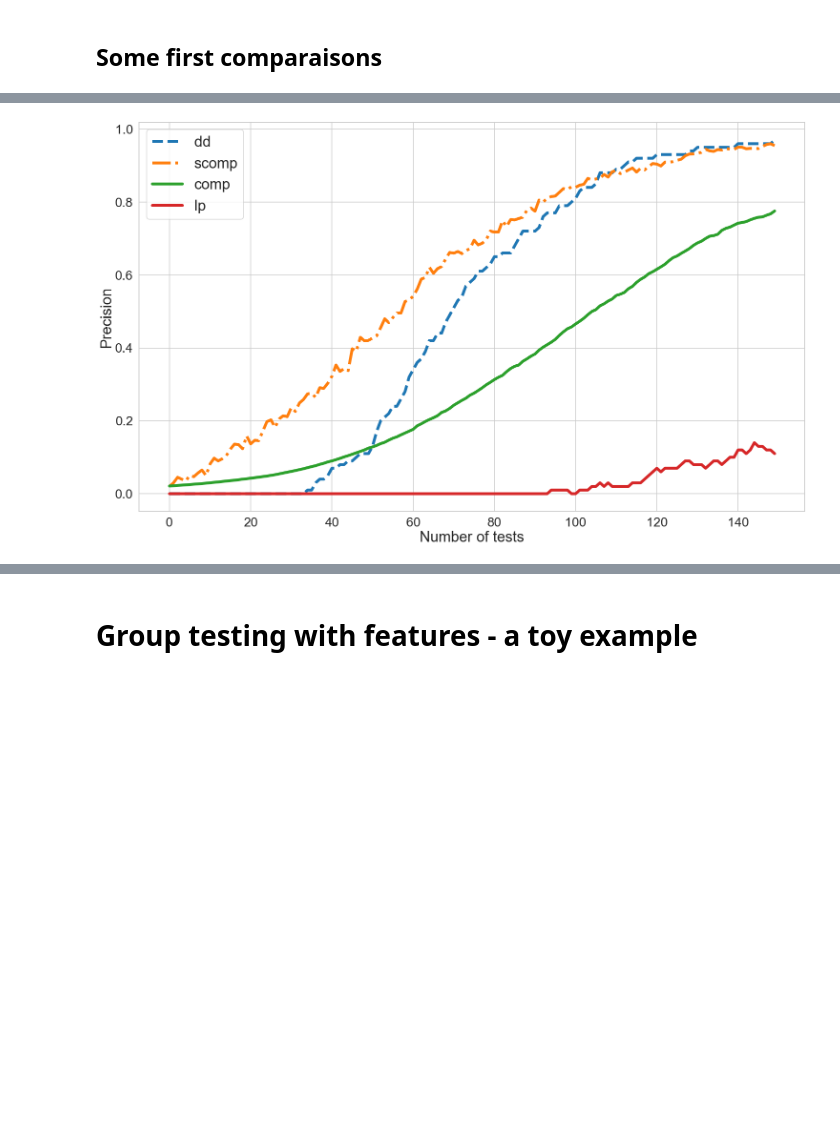
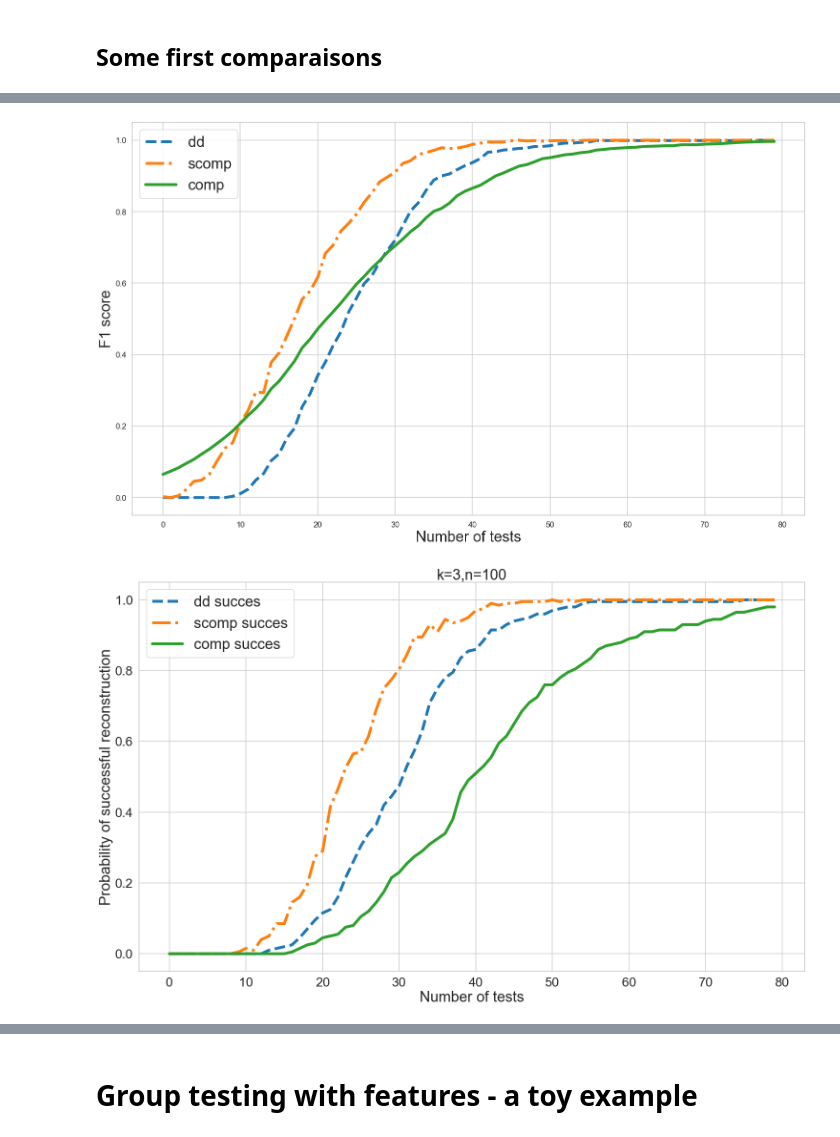
Before and after one commit to LinusBleistein/Group-testing-with-knowledge, a Jupyter notebook: Tests.ipynb, the cells around one changed output, grey strips where cells are left out. Saved outputs shown, nothing was run; the diff lists cells and outputs as text; code cells hidden in the pictures; blank space fills up the shorter version.

```diff
--- a/Tests.ipynb
+++ b/Tests.ipynb
@@ -185,3 +177,11 @@ mat_size = 150
+# %%
+#Hyperparameters
+
+n_tests = 200
+k = 3
+matrix_p = 1/k
+x_size = 100
+max_test_size = 80
 # %%
 importlib.reload(rec)
 
@@ -215,19 +229,31 @@ lp_scores *= 1/test_sample
 # %%
 sns.set_context('talk')
 sns.set_style('whitegrid')
 
 f,ax = plt.subplots(figsize=(25,15))
 
-ax.plot(dd_scores, label='dd',linestyle='--', linewidth=6)
-ax.plot(scomp_scores, label ='scomp',linestyle='-.', linewidth=6)
-ax.plot(comp_scores, label = 'comp', linewidth=6)
-ax.plot(lp_scores,label='lp', linewidth=6)
+ax.plot(dd_f1scores, label='dd',linestyle='--', linewidth=6)
+ax.plot(scomp_f1scores, label ='scomp',linestyle='-.', linewidth=6)
+ax.plot(comp_f1scores, label = 'comp', linewidth=6)
 ax.legend(fontsize='xx-large')
 ax.set_xlabel('Number of tests', fontsize='xx-large')
-ax.set_ylabel('Precision', fontsize='xx-large')
+ax.set_ylabel('F1 score', fontsize='xx-large')
+
+plt.show()
+
+f,ax = plt.subplots(figsize=(25,15))
+
+ax.plot(dd_succes, label='dd succes',linestyle='--', linewidth=6)
+ax.plot(scomp_succes, label ='scomp succes',linestyle='-.', linewidth=6)
+ax.plot(comp_succes, label = 'comp succes', linewidth=6)
+ax.legend(fontsize='xx-large')
+ax.set_title("k={},n={}".format(k,x_size), fontsize='xx-large')
+ax.set_xlabel('Number of tests', fontsize='xx-large')
+ax.set_ylabel('Probability of successful reconstruction', fontsize='xx-large')
 ax.tick_params(axis='both', labelsize=27)
 
 
 plt.show()
 # %% [output]
-[figure, old version]
+[figure, new version]
+[figure, added]
```
Also changed, not shown: parts of 6 cells of this notebook, 1 other file.
